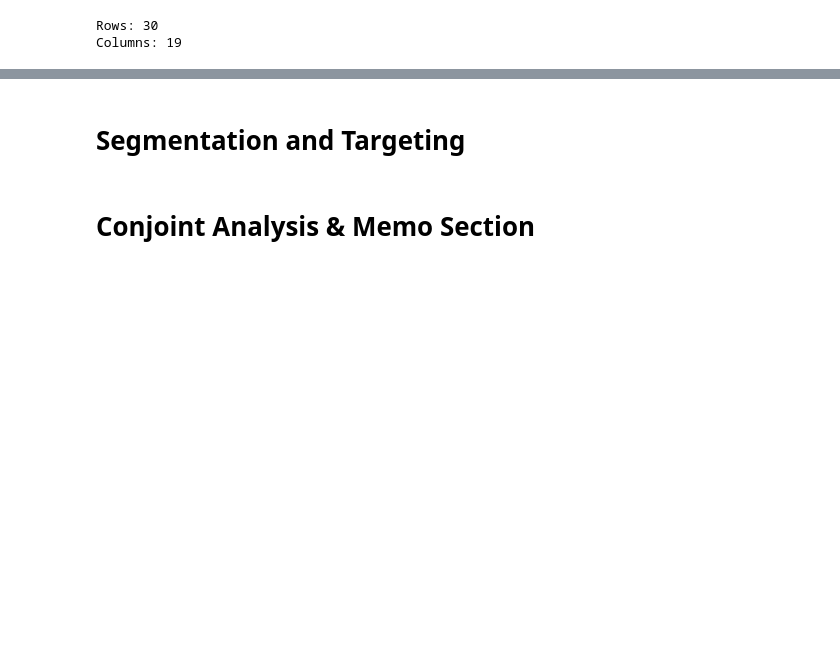
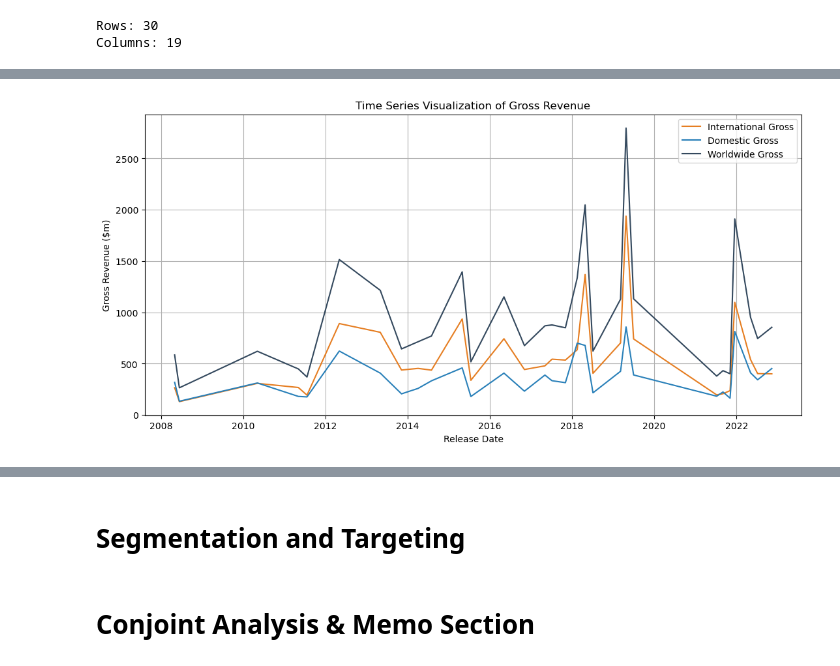
Before and after one commit to dz080/AD654_FinalProject, a Jupyter notebook: SemesterProject_JPD18.ipynb, the cells around one changed output, grey strips where cells are left out. Saved outputs shown, nothing was run; the diff lists cells and outputs as text; code cells hidden in the pictures; blank space fills up the shorter version.

```diff
--- a/SemesterProject_JPD18.ipynb
+++ b/SemesterProject_JPD18.ipynb
@@ -38,0 +78,31 @@ marvel_movies.describe()
+# %%
+# create a new column containing the exact release date
+release_dates = pd.to_datetime([
+    '2015-07-17', '2018-07-06', '2015-05-01', '2019-04-26', '2018-04-27', '2018-02-16',
+    '2022-11-11', '2021-07-09', '2011-07-22', '2016-05-06', '2014-04-04', '2019-03-08',
+    '2016-11-04', '2022-05-06', '2021-11-05', '2014-08-01', '2017-05-05', '2008-06-13',
+    '2008-05-02', '2010-05-07', '2013-05-03', '2021-09-03', '2019-07-02', '2017-07-07',
+    '2021-12-17', '2012-05-04', '2013-11-08', '2022-07-08', '2017-11-03', '2011-05-06'
+])
+
+# Append the 'Release Date' column to the 'marvel_movies' DataFrame
+marvel_movies['release date'] = release_dates
+# %%
+marvel_movies_sorted_date = marvel_movies.set_index('release date')
+marvel_movies_sorted_date.sort_index(inplace=True)
+
+# Plotting the time series for gross revenue
+fig, ax = plt.subplots(figsize=(13, 6))
+ax.plot(marvel_movies_sorted_date['international gross ($m)'], color='#e67e22', label='International Gross')
+ax.plot(marvel_movies_sorted_date['domestic gross ($m)'], color='#2980b9', label='Domestic Gross')
+ax.plot(marvel_movies_sorted_date['worldwide gross ($m)'], color='#34495e', label='Worldwide Gross')
+
+# Adding labels and title
+plt.xlabel('Release Date')
+plt.ylabel('Gross Revenue ($m)')
+plt.title('Time Series Visualization of Gross Revenue')
+plt.legend()
+plt.grid(True)
+plt.show()
+# %% [output]
+[figure, added]
```
Also changed, not shown: parts of 4 cells of this notebook.
